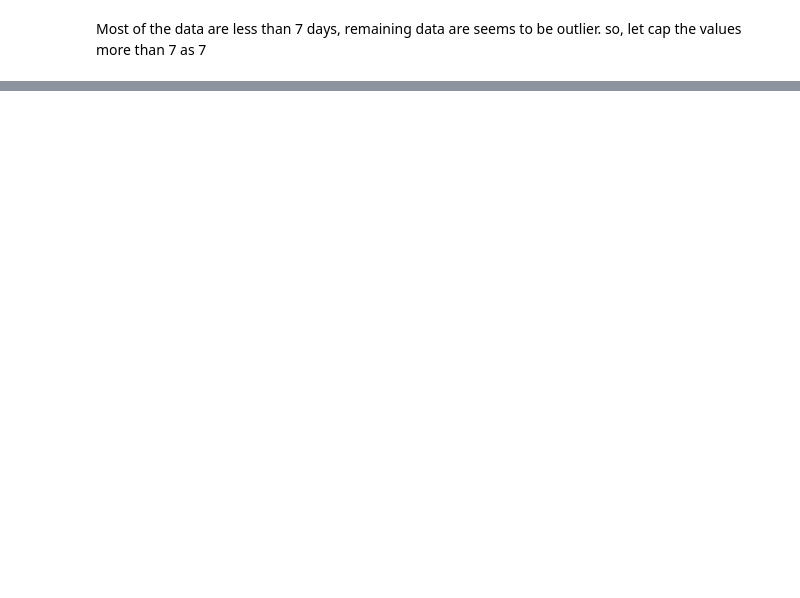
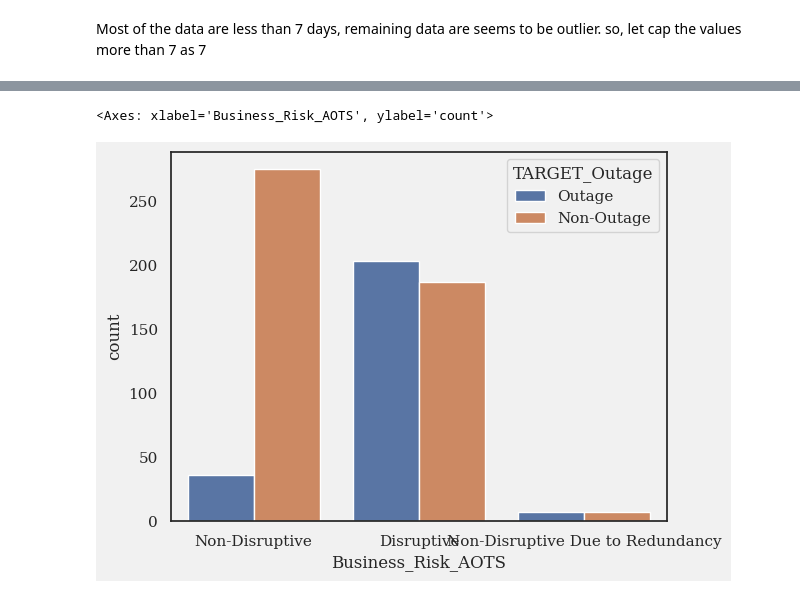
Before and after one commit to gcmadhan/Benfordslaw, a Jupyter notebook: Untitled-1.ipynb, the cells around one changed output, grey strips where cells are left out. Saved outputs shown, nothing was run; the diff lists cells and outputs as text; code cells hidden in the pictures; blank space fills up the shorter version.

```diff
--- a/Untitled-1.ipynb
+++ b/Untitled-1.ipynb
@@ -439,0 +435,7 @@ plt.xticks(rotation=90)
+# %%
+df=df[df['Business_Risk_AOTS'].isin(['Non-Disruptive','Disruptive','Non-Disruptive Due to Redundancy'])]
+# %%
+sns.countplot(data=df[df['Customer_Impacted']=='Yes'],x='Business_Risk_AOTS', hue='TARGET_Outage')
+# %% [output]
+<Axes: xlabel='Business_Risk_AOTS', ylabel='count'>
+[figure, added]
```
Also changed, not shown: parts of 32 cells of this notebook.
